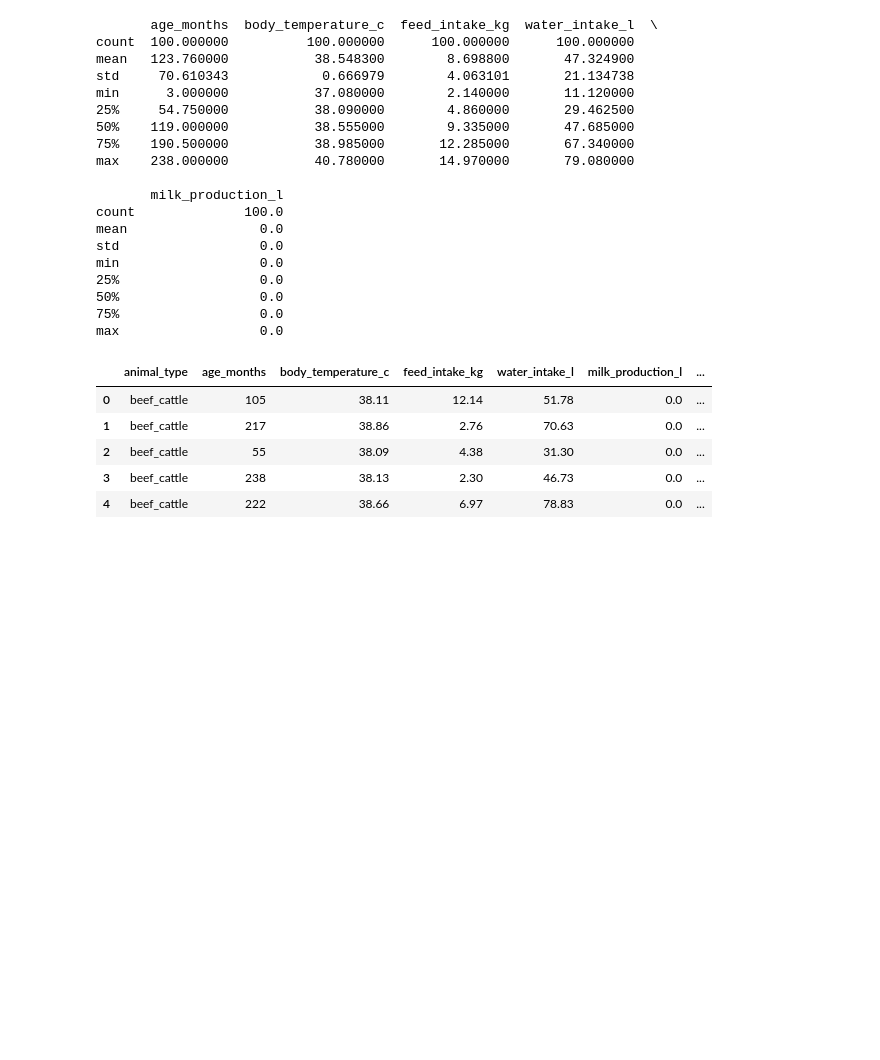
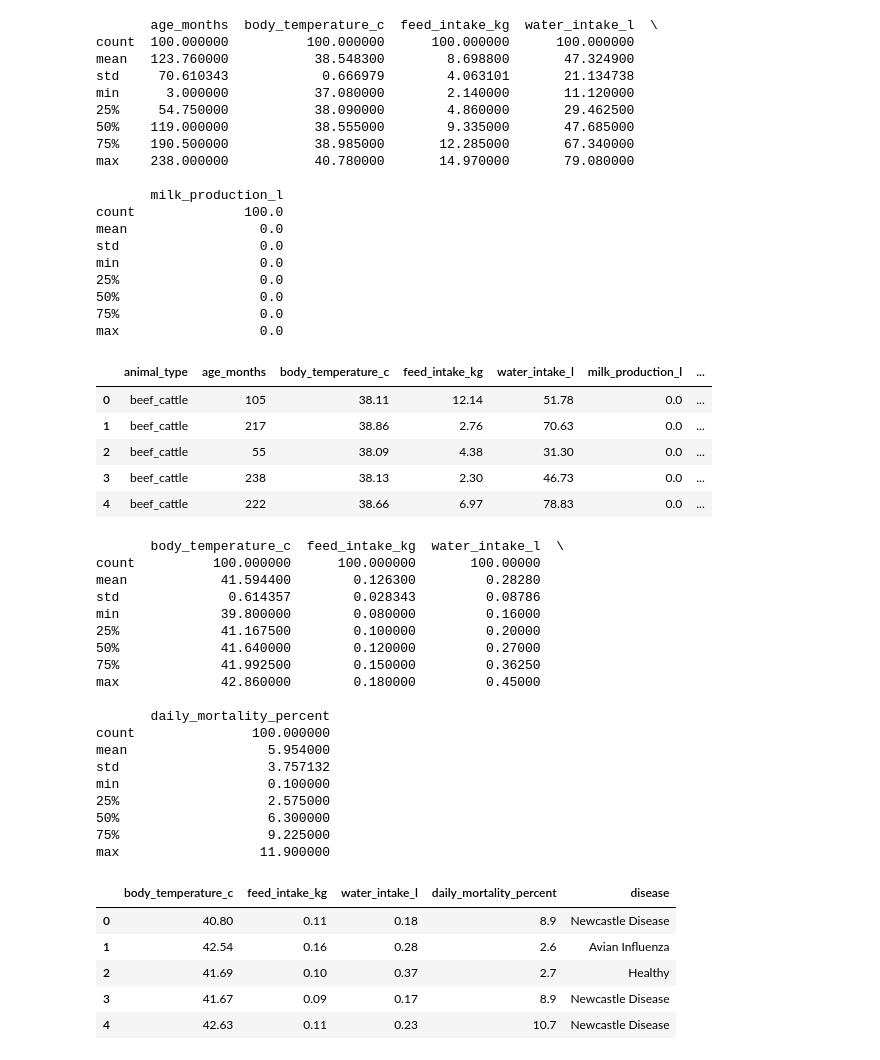
Before and after one commit to Storm00212/Data-manipulation-using-python, a Jupyter notebook: Reading_datasets.ipynb, the cells around one changed output. Saved outputs shown, nothing was run; the diff lists cells and outputs as text; code cells hidden in the pictures; blank space fills up the shorter version.

Commit message:
New dataset

```diff
--- a/Reading_datasets.ipynb
+++ b/Reading_datasets.ipynb
@@ -139,3 +139,33 @@ max                  0.0
 | 2 | beef_cattle | 55 | 38.09 | 4.38 | 31.30 | 0.0 | ... |
 | 3 | beef_cattle | 238 | 38.13 | 2.30 | 46.73 | 0.0 | ... |
 | 4 | beef_cattle | 222 | 38.66 | 6.97 | 78.83 | 0.0 | ... |
+# %%
+df5 = pd.read_csv('poultry_realistic_health_dataset.csv')
+print(df5.describe())
+df5.head()
+# %% [output]
+       body_temperature_c  feed_intake_kg  water_intake_l  \
+count          100.000000      100.000000       100.00000
+mean            41.594400        0.126300         0.28280
+std              0.614357        0.028343         0.08786
+min             39.800000        0.080000         0.16000
+25%             41.167500        0.100000         0.20000
+50%             41.640000        0.120000         0.27000
+75%             41.992500        0.150000         0.36250
+max             42.860000        0.180000         0.45000
+
+       daily_mortality_percent
+count               100.000000
+mean                  5.954000
+std                   3.757132
+min                   0.100000
+25%                   2.575000
+50%                   6.300000
+75%                   9.225000
+max                  11.900000
+|  | body_temperature_c | feed_intake_kg | water_intake_l | daily_mortality_percent | disease |
+| 0 | 40.80 | 0.11 | 0.18 | 8.9 | Newcastle Disease |
+| 1 | 42.54 | 0.16 | 0.28 | 2.6 | Avian Influenza |
+| 2 | 41.69 | 0.10 | 0.37 | 2.7 | Healthy |
+| 3 | 41.67 | 0.09 | 0.17 | 8.9 | Newcastle Disease |
+| 4 | 42.63 | 0.11 | 0.23 | 10.7 | Newcastle Disease |
```
